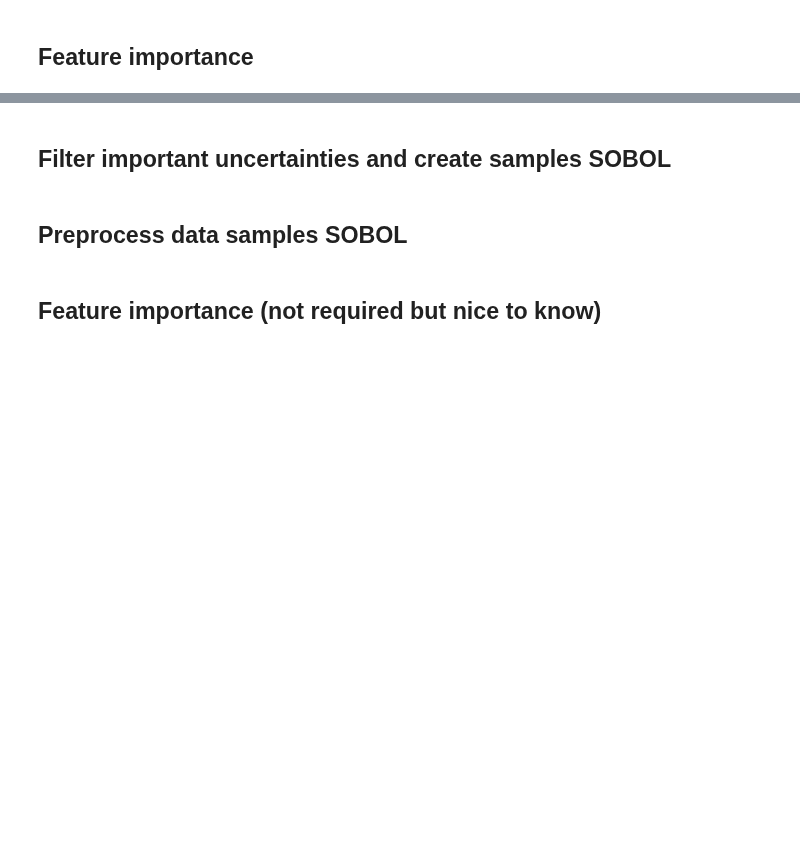
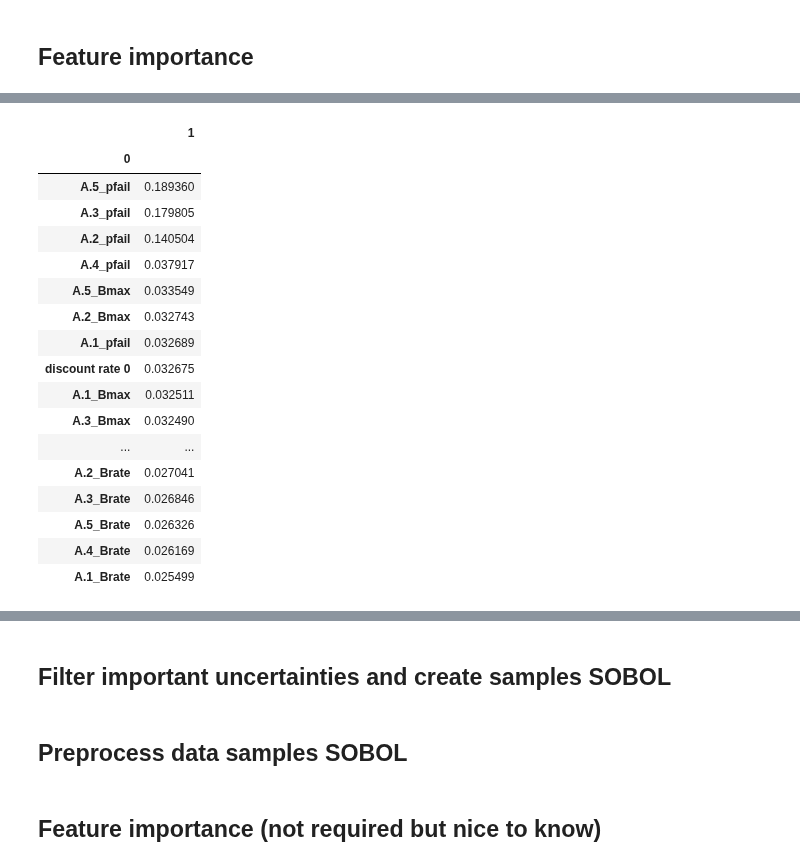
Before and after one commit to roesel1/EPA141A---MD, a Jupyter notebook: final assignment/Open_Exploration_Scen.ipynb, the cells around one changed output, grey strips where cells are left out. Drawn from its saved outputs; the diff is of its cells as text; code cells hidden in the pictures; blank space fills up the shorter version.

```diff
--- a/final assignment/Open_Exploration_Scen.ipynb
+++ b/final assignment/Open_Exploration_Scen.ipynb
@@ -88,0 +104,30 @@ plt.show()
+# %%
+from ema_workbench.analysis import RuleInductionType
+
+
+y = (
+    (df_feature_importance_out['Expected Number of Deaths'] > list(np.sort(df_feature_importance_out["Expected Number of Deaths"]))[int(0.8* len(df_feature_importance_out['Expected Number of Deaths']))])
+    |(df_feature_importance_out['Expected Annual Damage'] > list(np.sort(df_feature_importance_out["Expected Annual Damage"]))[int(0.8* len(df_feature_importance_out['Expected Annual Damage']))])
+     )
+
+fs, alg = feature_scoring.get_ex_feature_scores(x, y, mode=RuleInductionType.CLASSIFICATION)
+fs.sort_values(ascending=False, by=1)
+# %% [output]
+|  | 1 |
+| 0 |  |
+| A.5_pfail | 0.189360 |
+| A.3_pfail | 0.179805 |
+| A.2_pfail | 0.140504 |
+| A.4_pfail | 0.037917 |
+| A.5_Bmax | 0.033549 |
+| A.2_Bmax | 0.032743 |
+| A.1_pfail | 0.032689 |
+| discount rate 0 | 0.032675 |
+| A.1_Bmax | 0.032511 |
+| A.3_Bmax | 0.032490 |
+| ... | ... |
+| A.2_Brate | 0.027041 |
+| A.3_Brate | 0.026846 |
+| A.5_Brate | 0.026326 |
+| A.4_Brate | 0.026169 |
+| A.1_Brate | 0.025499 |
```
Also changed, not shown: parts of 29 cells of this notebook, 7 other files.
